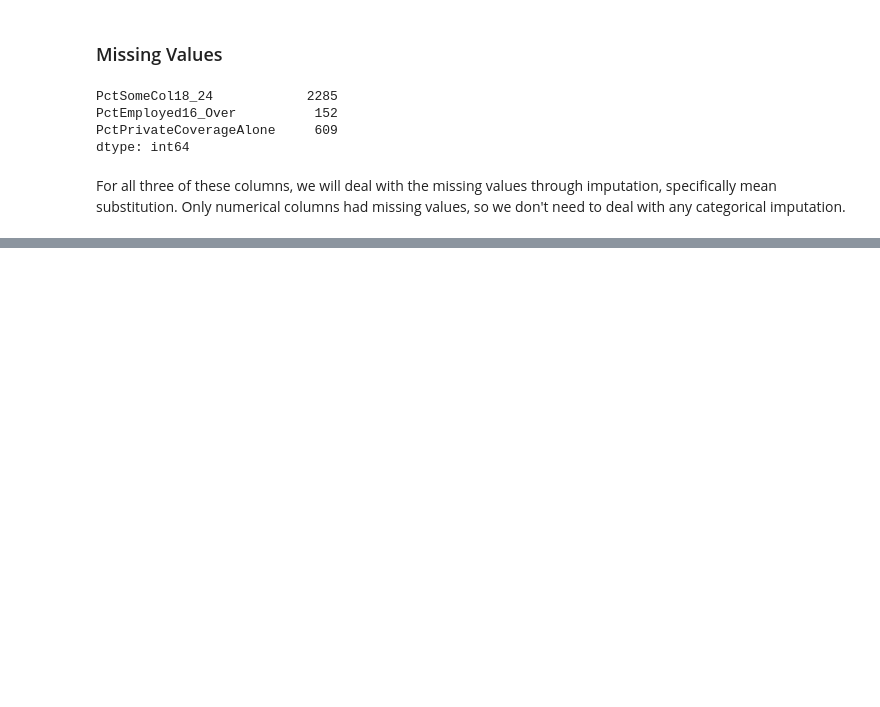
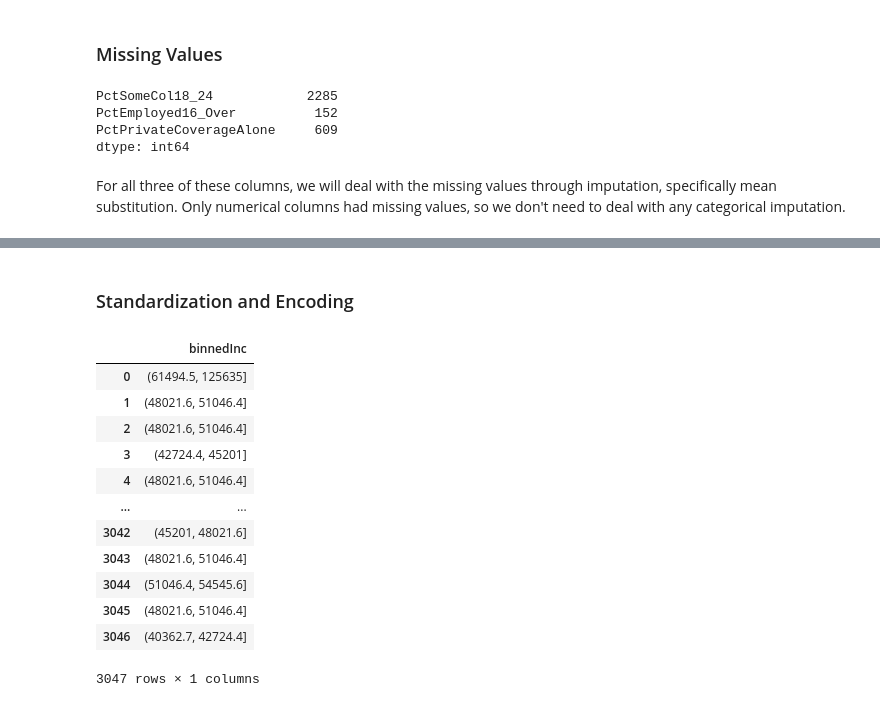
Before and after one commit to imadahmad97/ml_practice, a Jupyter notebook: models/supervised_learning/linear_regression/cancer_reg.ipynb, the cells around one changed output, grey strips where cells are left out. Drawn from its saved outputs; the diff is of its cells as text; code cells hidden in the pictures; blank space fills up the shorter version.

```diff
--- a/models/supervised_learning/linear_regression/cancer_reg.ipynb
+++ b/models/supervised_learning/linear_regression/cancer_reg.ipynb
@@ -71,0 +67,2 @@ Series([], dtype: int64)
+# %% [markdown]
+### Standardization and Encoding
@@ -71,0 +73,16 @@ Series([], dtype: int64)
+# %%
+categorical_data
+# %% [output]
+|  | binnedInc |
+| 0 | (61494.5, 125635] |
+| 1 | (48021.6, 51046.4] |
+| 2 | (48021.6, 51046.4] |
+| 3 | (42724.4, 45201] |
+| 4 | (48021.6, 51046.4] |
+| ... | ... |
+| 3042 | (45201, 48021.6] |
+| 3043 | (48021.6, 51046.4] |
+| 3044 | (51046.4, 54545.6] |
+| 3045 | (48021.6, 51046.4] |
+| 3046 | (40362.7, 42724.4] |
+3047 rows × 1 columns
```
Also changed, not shown: parts of 15 cells of this notebook.
